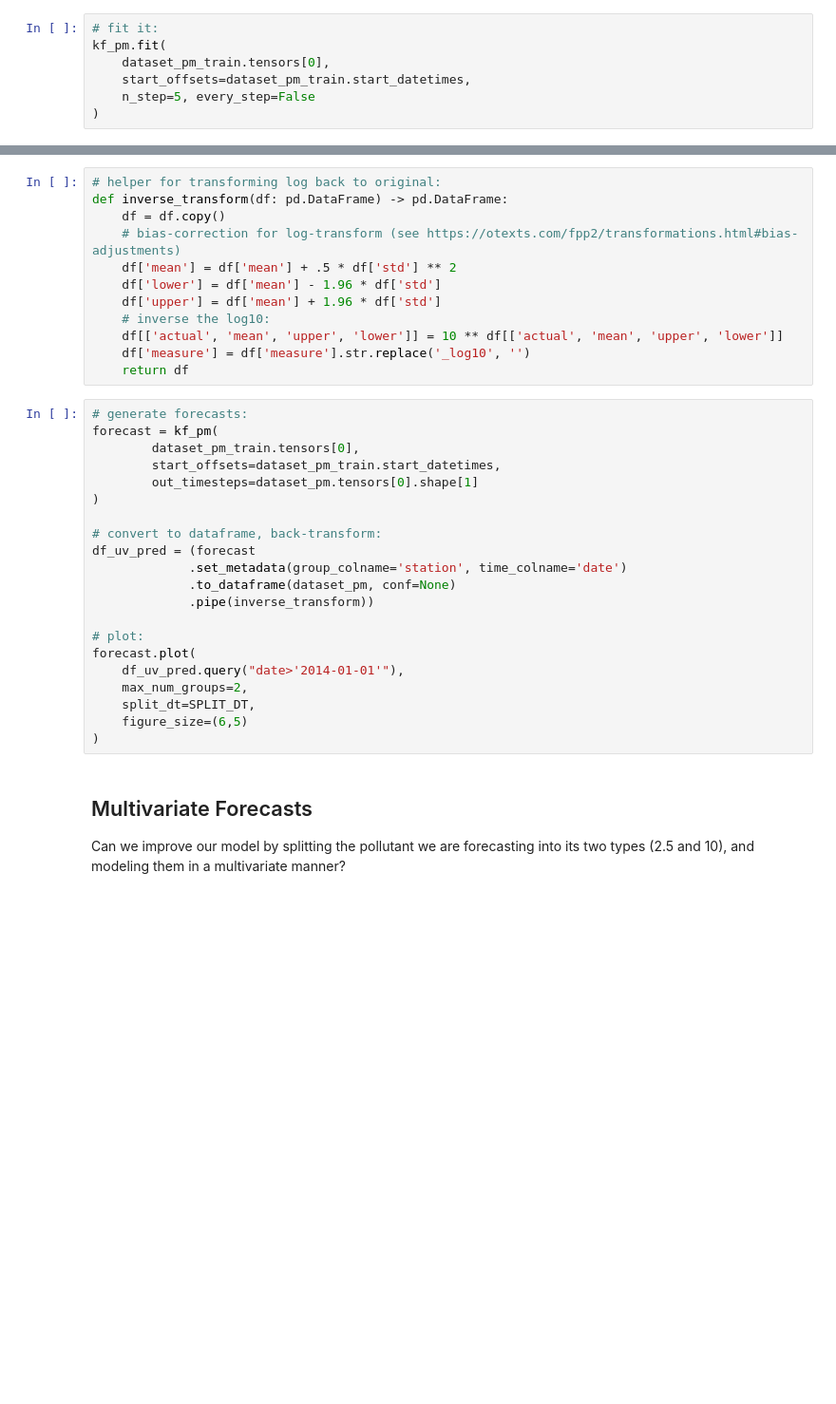
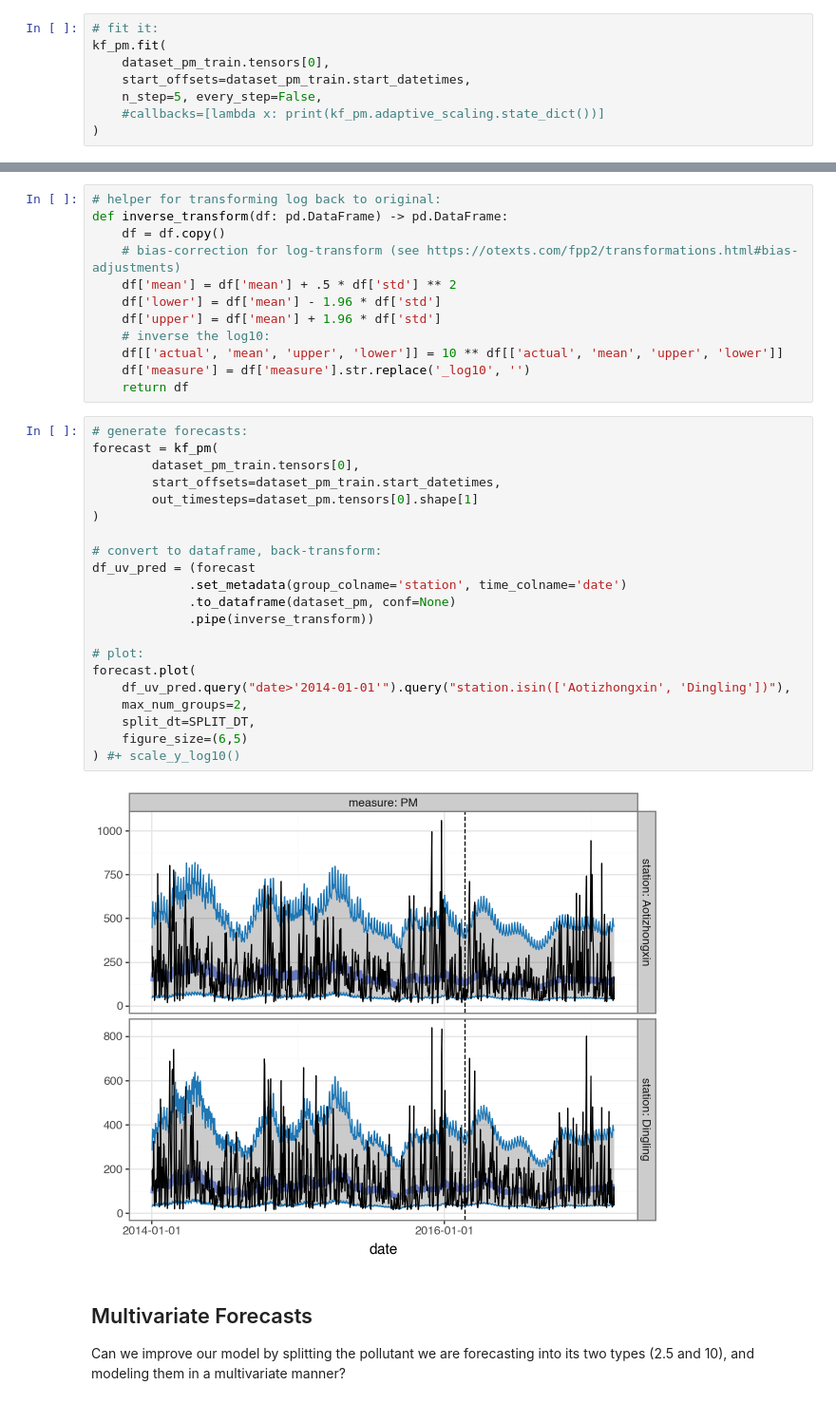
Before and after one commit to onesixsolutions/torchcast, a Jupyter notebook: docs/examples/air_quality.ipynb, the cells around one changed output, grey strips where cells are left out. Shown at 95% size. Cells and saved outputs as stored; diff of their text form; blank space fills up the shorter version.

```diff
--- a/docs/examples/air_quality.ipynb
+++ b/docs/examples/air_quality.ipynb
@@ -76,5 +93,6 @@ kf_pm = KalmanFilter(
 kf_pm.fit(
     dataset_pm_train.tensors[0],
     start_offsets=dataset_pm_train.start_datetimes,
-    n_step=5, every_step=False
+    n_step=5, every_step=False,
+    #callbacks=[lambda x: print(kf_pm.adaptive_scaling.state_dict())]
 )
@@ -103,24 +133,26 @@ def inverse_transform(df: pd.DataFrame) -> pd.DataFrame:
 # %%
 # generate forecasts:
 forecast = kf_pm(
         dataset_pm_train.tensors[0],
         start_offsets=dataset_pm_train.start_datetimes,
         out_timesteps=dataset_pm.tensors[0].shape[1]
 )
 
 # convert to dataframe, back-transform:
 df_uv_pred = (forecast
              .set_metadata(group_colname='station', time_colname='date')
              .to_dataframe(dataset_pm, conf=None)
              .pipe(inverse_transform))
 
 # plot:
 forecast.plot(
-    df_uv_pred.query("date>'2014-01-01'"),
+    df_uv_pred.query("date>'2014-01-01'").query("station.isin(['Aotizhongxin', 'Dingling'])"),
     max_num_groups=2,
     split_dt=SPLIT_DT,
     figure_size=(6,5)
-)
+) #+ scale_y_log10()
+# %% [output]
+[figure, added]
 # %% [markdown]
 ## Multivariate Forecasts
 
```
Also changed, not shown: parts of 16 cells of this notebook, 2 other files.
